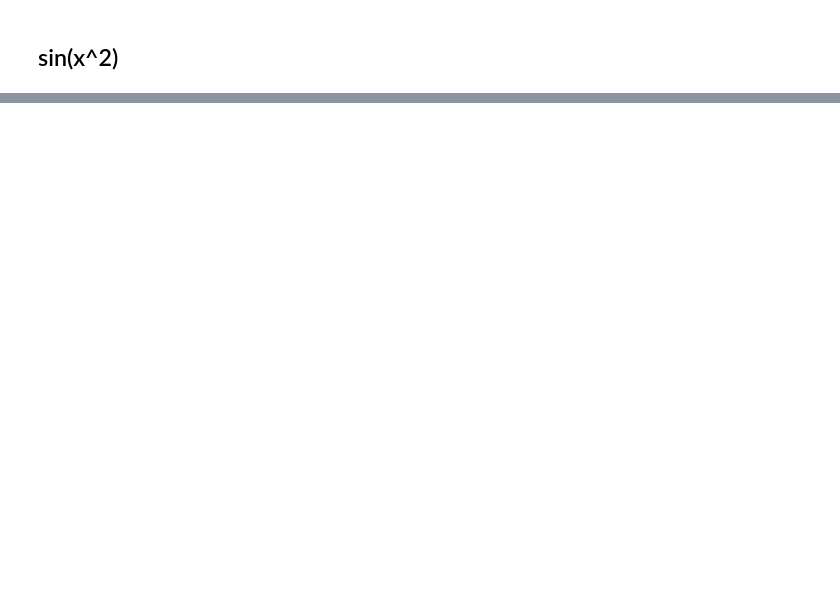
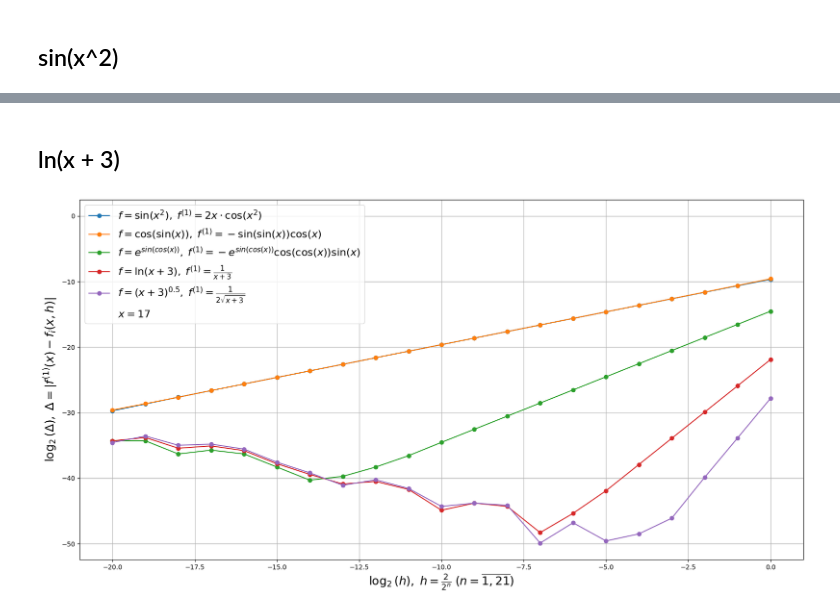
Before and after one commit to nerett/computational-mathematics, a Jupyter notebook: 1-derivate/derivate.ipynb, the cells around one changed output, grey strips where cells are left out. Cells and saved outputs as stored; diff of their text form; code cells hidden in the pictures; blank space fills up the shorter version.

```diff
--- a/1-derivate/derivate.ipynb
+++ b/1-derivate/derivate.ipynb
@@ -74,0 +74,6 @@ makePlot(sinx2, sinx2Der)
+# %% [markdown]
+## ln(x + 3)
+# %%
+makePlot(lambda x: np.log(x + 3), lambda x: 1/(x + 3))
+# %% [output]
+[figure, added]
```
Also changed, not shown: parts of 9 cells of this notebook.
